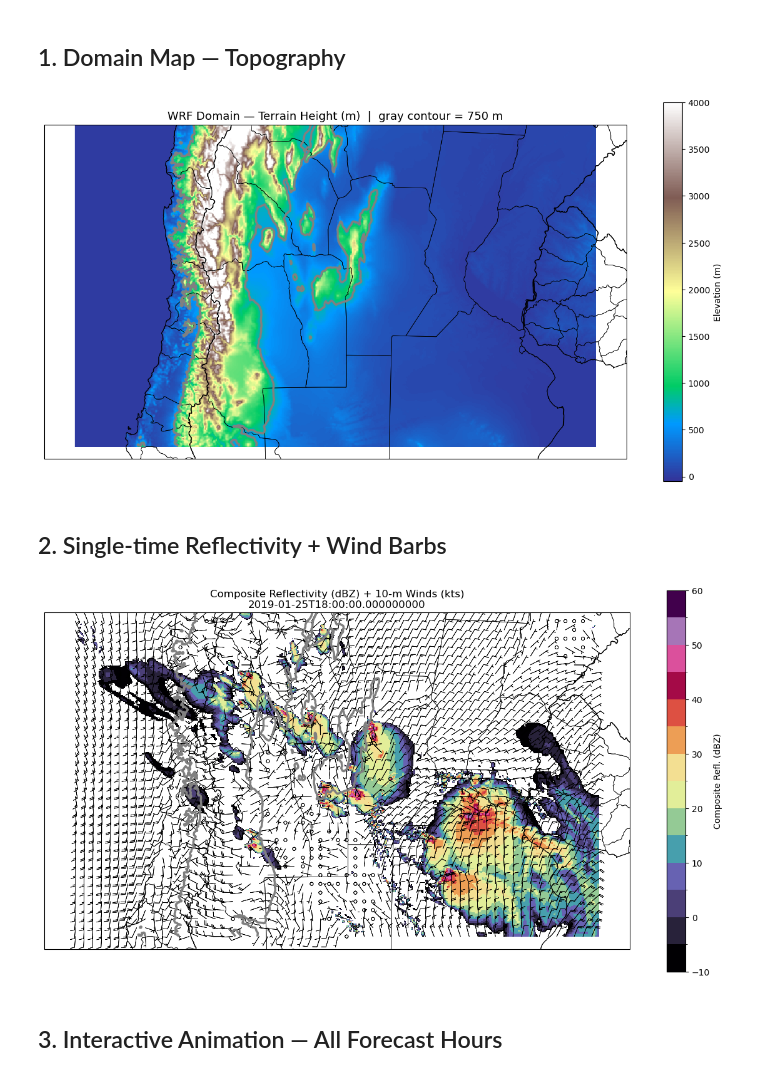
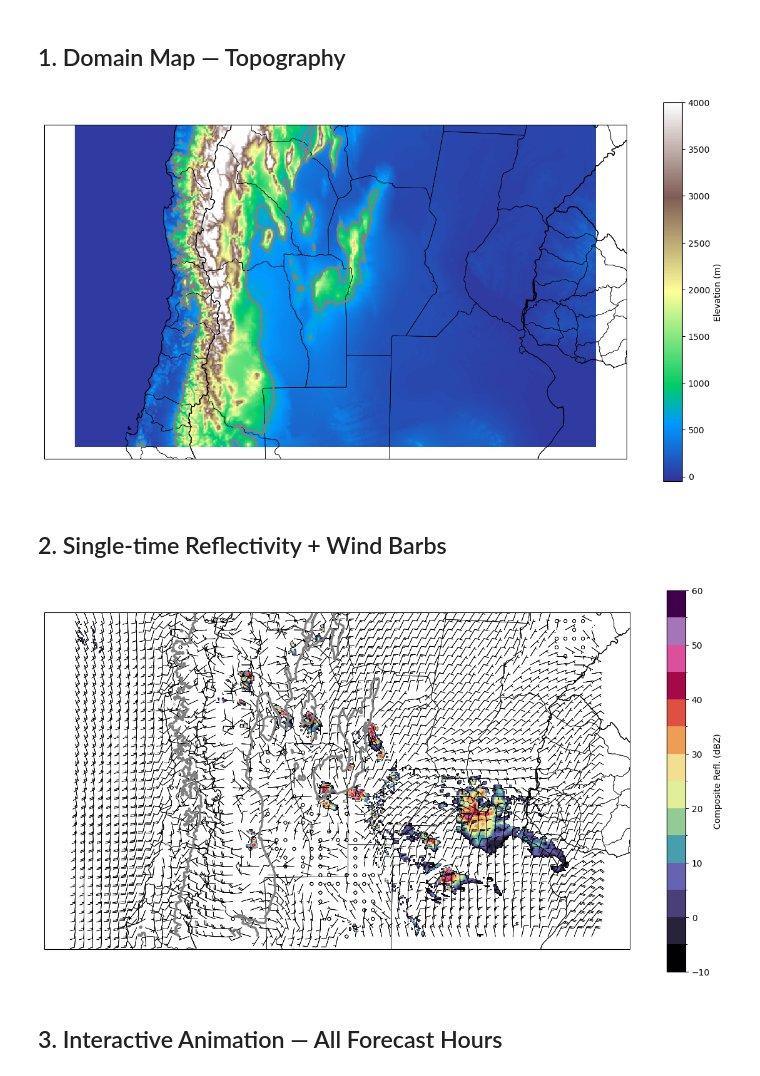
Before and after one commit to swnesbitt/era5_wrf_package, a Jupyter notebook: plot_wrf_era5.ipynb, the cells around one changed output. Cells and saved outputs as stored; diff of their text form; code cells hidden in the pictures.

Commit message:
updated plotting notebook

```diff
--- a/plot_wrf_era5.ipynb
+++ b/plot_wrf_era5.ipynb
@@ -127,70 +127,70 @@ ax.add_feature(cfeature.BORDERS, linewidth=1.0, edgecolor='black')
 ax.add_feature(cfeature.STATES.with_scale('10m'), linewidth=0.5, edgecolor='black')
 ax.add_feature(cfeature.COASTLINE, linewidth=0.8, edgecolor='black')
 
-ax.set_title('WRF Domain — Terrain Height (m)  |  gray contour = 750 m', fontsize=13)
+# ax.set_title('WRF Domain — Terrain Height (m)  |  gray contour = 750 m', fontsize=13)
 plt.tight_layout()
 plt.savefig(os.path.join(RUN_DIR, 'domain_topo.png'), dpi=150, bbox_inches='tight')
 plt.show()
 # %% [output]
-[figure, old version]
+[figure, new version]
 # %% [markdown]
 ## 2. Single-time Reflectivity + Wind Barbs
 # %%
-def get_refl_winds(ncf, timeidx=0):
-    """Return composite (column-max) reflectivity, 10-m winds, and timestamp."""
-    dbz  = wrf.getvar(ncf, 'dbz', timeidx=timeidx)
-    cref = dbz.max(axis=0)
+def get_fields(ncf, timeidx=0):
+    """Return composite (column-max) reflectivity, 10-m winds, potential temp, and timestamp."""
+    bref  = wrf.getvar(ncf, 'dbz', timeidx=timeidx).isel(bottom_top=0)
     u10  = wrf.getvar(ncf, 'U10', timeidx=timeidx)
     v10  = wrf.getvar(ncf, 'V10', timeidx=timeidx)
+    th2  = wrf.getvar(ncf, 'TH2', timeidx=timeidx)
     ts   = str(wrf.getvar(ncf, 'times', timeidx=timeidx, meta=False))
-    return cref, u10, v10, ts
+    return bref, u10, v10, th2, ts
 
 ter = wrf.getvar(ncfiles[0], 'ter', timeidx=0)
 import copy
 # Make values below -10 dBZ appear white
 REFL_CMAP_MASKED = copy.copy(plt.get_cmap(REFL_CMAP) if isinstance(REFL_CMAP, str) else REFL_CMAP)
-REFL_CMAP_MASKED.set_under("white")
+REFL_CMAP_MASKED.set_under("none")
 refl_levels = np.arange(-10, 65, 5)  # -10 to 60 dBZ in 5 dBZ steps
 norm_refl   = mcolors.BoundaryNorm(refl_levels, ncolors=REFL_CMAP_MASKED.N, clip=False)
 s = SKIP_BARB
 
 def plot_reflectivity(ncf, timeidx=0):
-    cref, u10, v10, timestamp = get_refl_winds(ncf, timeidx)
+    bref, u10, v10, th2, timestamp = get_fields(ncf, timeidx)
 
     fig, ax = plt.subplots(figsize=(12, 9), subplot_kw={'projection': cart_proj})
     ax.set_extent([lon_min, lon_max, lat_min, lat_max], crs=ccrs.PlateCarree())
 
     # Reflectivity fill
-    rf = ax.pcolormesh(wrf.to_np(lons), wrf.to_np(lats), wrf.to_np(cref),
+    rf = ax.pcolormesh(wrf.to_np(lons), wrf.to_np(lats), wrf.to_np(bref),
                         cmap=REFL_CMAP_MASKED, norm=norm_refl,
                         transform=ccrs.PlateCarree())
     plt.colorbar(rf, ax=ax, label='Composite Refl. (dBZ)', shrink=0.7)
 
     # 750 m terrain contour
     ax.contour(wrf.to_np(lons), wrf.to_np(lats), wrf.to_np(ter),
                 levels=[750], colors='gray', linewidths=2.5,
                 transform=ccrs.PlateCarree())
 
     # Wind barbs (m/s → knots)
     ax.barbs(wrf.to_np(lons)[::s, ::s], wrf.to_np(lats)[::s, ::s],
               wrf.to_np(u10)[::s, ::s] * 1.94384,
               wrf.to_np(v10)[::s, ::s] * 1.94384,
               length=5, linewidth=0.5, color='black',
               transform=ccrs.PlateCarree())
 
     ax.add_feature(cfeature.BORDERS, linewidth=1.0, edgecolor='black')
     ax.add_feature(cfeature.STATES.with_scale('10m'), linewidth=0.5, edgecolor='black')
     ax.add_feature(cfeature.COASTLINE, linewidth=0.8, edgecolor='black')
 
-    ax.set_title(f'Composite Reflectivity (dBZ) + 10-m Winds (kts)\n{timestamp}', fontsize=12)
+#     ax.set_title(f'Composite Reflectivity (dBZ) + 10-m Winds (kts)\n{timestamp}', fontsize=12)
     plt.tight_layout()
     return fig, ax
 
 fig, ax = plot_reflectivity(ncfile, timeidx=0)
 plt.savefig(os.path.join(RUN_DIR, 'refl_t0.png'), dpi=150, bbox_inches='tight')
 plt.show()
 # %% [output]
-[figure, old version]
+[figure, new version]
 # %% [markdown]
 ## 3. Interactive Animation — All Forecast Hours
 # %%
```
Also changed, not shown: parts of 1 cell of this notebook.
